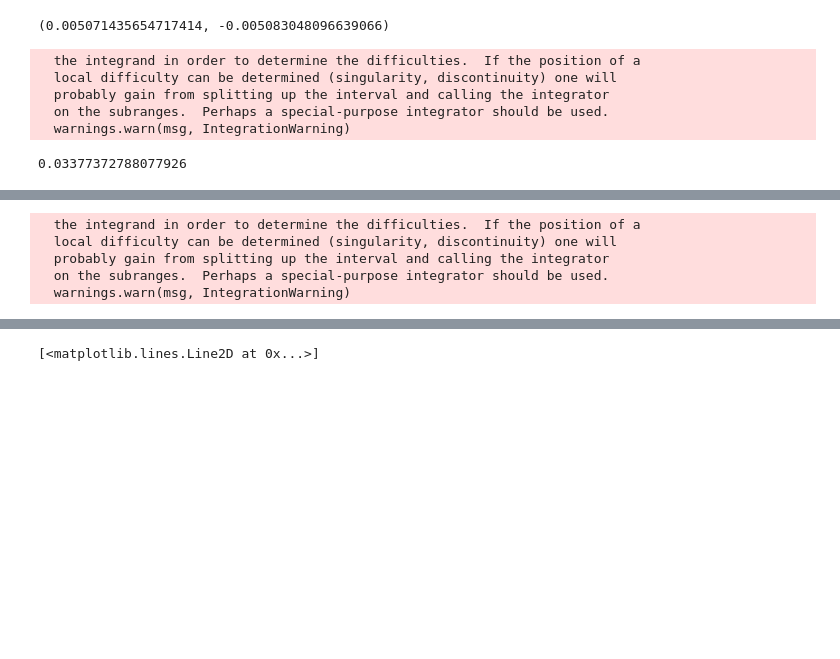
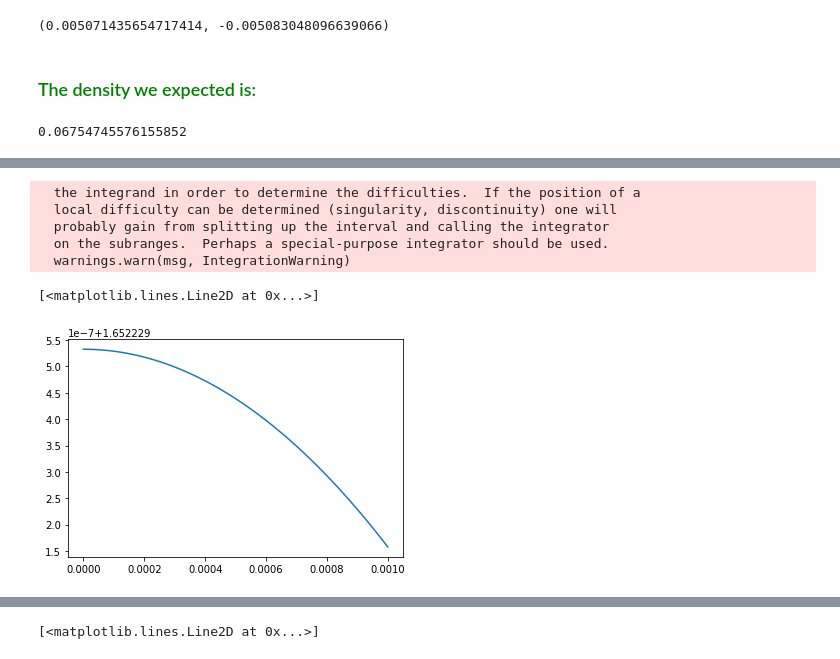
Before and after one commit to Chunde/QuantumFermionicTheory, a Jupyter notebook: quantum-turbulence/bdg-equations-in-1d.ipynb, the cells around one changed output, grey strips where cells are left out. Drawn from its saved outputs; the diff is of its cells as text; code cells hidden in the pictures; blank space fills up the shorter version.

Commit message:
a bit test, but find the thing may be wrong with the formula used. need to check it tomorrow!

```diff
--- a/quantum-turbulence/bdg-equations-in-1d.ipynb
+++ b/quantum-turbulence/bdg-equations-in-1d.ipynb
@@ -548,18 +550,12 @@ Lambda = h3.get_inv_scattering_length(mus_eff=mus_eff, delta=delta, k_c=k_c)/4/n
 Lambda, -k_c/2/np.pi**2*k0/2/k_c*np.log((k_c+k0)/(k_c-k0))
 # %% [output]
 (0.005071435654717414, -0.005083048096639066)
-# %%
-v0, ns, mus = h3.get_BCS_v_n_e(mus_eff=mus_eff, delta=delta, k_c=100)
-# %% [output]
-  the integrand in order to determine the difficulties.  If the position of a
-  local difficulty can be determined (singularity, discontinuity) one will
-  probably gain from splitting up the interval and calling the integrator
-  on the subranges.  Perhaps a special-purpose integrator should be used.
-  warnings.warn(msg, IntegrationWarning)
+# %% [markdown]
+### <font color='green'> The density we expected is:</font>
 # %%
-k0**3/3/np.pi**2
+k0**3/3/np.pi**2 * 2
 # %% [output]
-0.03377372788077926
+0.06754745576155852
 # %%
 def f(k):
     ep = k**2/2 - mus_eff[0]
@@ -570,6 +566,7 @@ def integrand(k):
     return k**2/2/np.pi**2*f(k)
 
 import scipy as sp
+ks = np.linspace(0,0.001,100)
 print(sp.integrate.quad(integrand, 0, np.inf)[0])
-#plt.plot(ks, f(ks))
+plt.plot(ks, f(ks))
 # %% [output]
@@ -577,8 +574,10 @@ print(sp.integrate.quad(integrand, 0, np.inf)[0])
   the integrand in order to determine the difficulties.  If the position of a
   local difficulty can be determined (singularity, discontinuity) one will
   probably gain from splitting up the interval and calling the integrator
   on the subranges.  Perhaps a special-purpose integrator should be used.
   warnings.warn(msg, IntegrationWarning)
+[<matplotlib.lines.Line2D at 0x...>]
+[figure, added]
 # %%
 ks = np.linspace(0,3,100)
 v0, ns, mus = h3.get_BCS_v_n_e(mus_eff=mus_eff, delta=delta, k_c=100)
```
Also changed, not shown: parts of 25 cells of this notebook, 4 other files.
